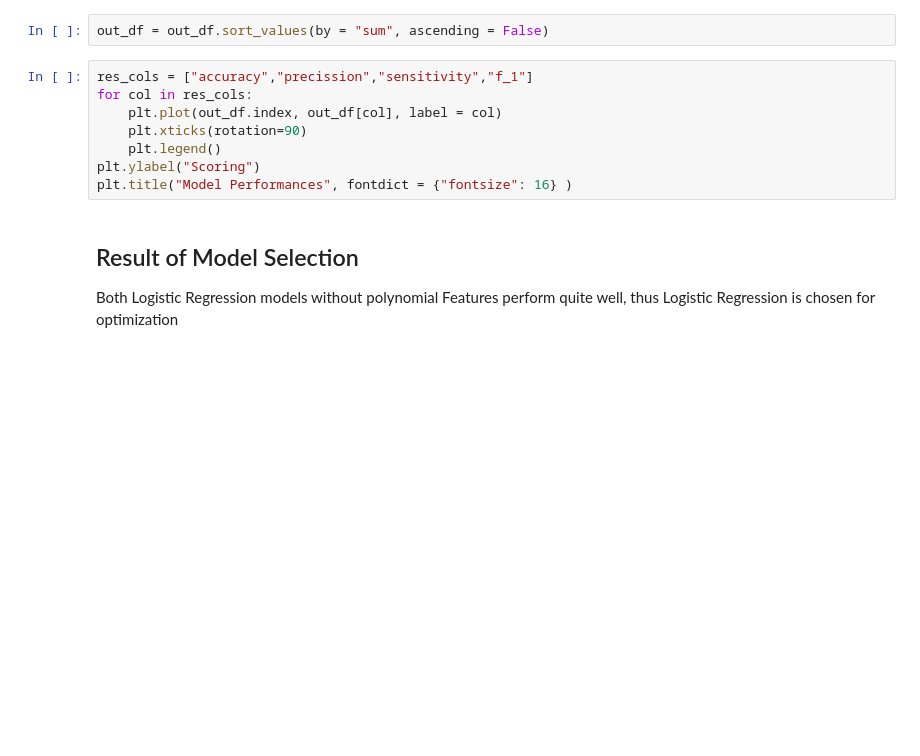
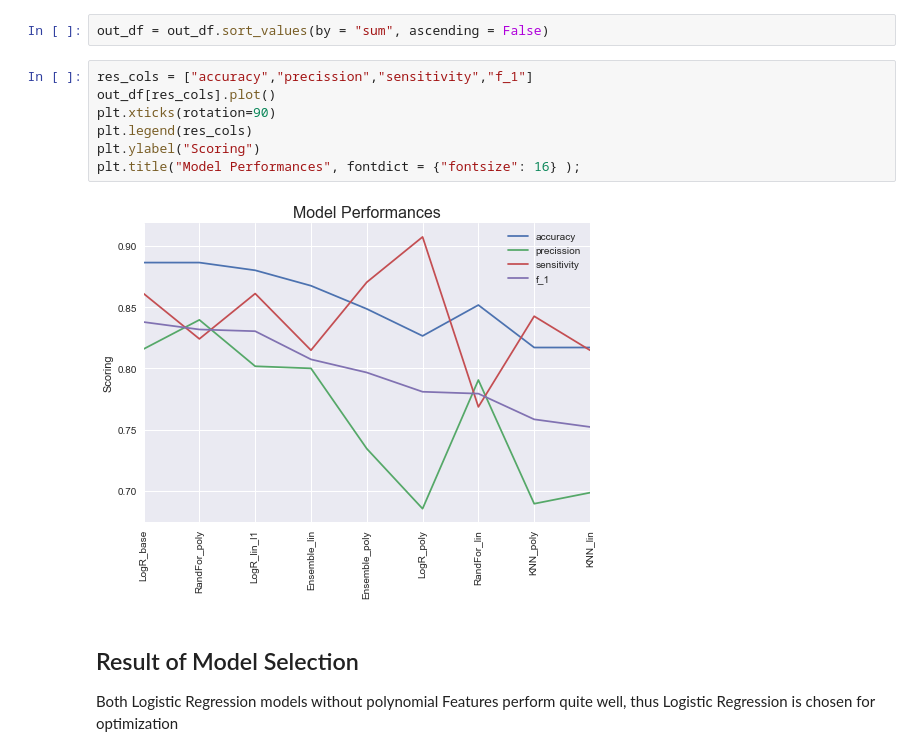
Before and after one commit to Pietrassyk/P_4_4_Biodegradability, a Jupyter notebook: Project 4 Biodegradables.ipynb, the cells around one changed output. Saved outputs shown, nothing was run; the diff lists cells and outputs as text; blank space fills up the shorter version.

Commit message:
fixed bug in plotting model results

```diff
--- a/Project 4 Biodegradables.ipynb
+++ b/Project 4 Biodegradables.ipynb
@@ -732,12 +811,13 @@ The table schows that the logistic regression models perform the best. To get mo
 out_df = out_df.sort_values(by = "sum", ascending = False)
 # %%
 res_cols = ["accuracy","precission","sensitivity","f_1"]
-for col in res_cols:
-    plt.plot(out_df.index, out_df[col], label = col)
-    plt.xticks(rotation=90)
-    plt.legend()
+out_df[res_cols].plot()
+plt.xticks(rotation=90)
+plt.legend(res_cols)
 plt.ylabel("Scoring")
-plt.title("Model Performances", fontdict = {"fontsize": 16} )
+plt.title("Model Performances", fontdict = {"fontsize": 16} );
+# %% [output]
+[figure, added]
 # %% [markdown]
 ## Result of Model Selection
 Both Logistic Regression models without polynomial Features perform quite well, thus Logistic Regression is chosen for optimization
```
Also changed, not shown: parts of 22 cells of this notebook.
